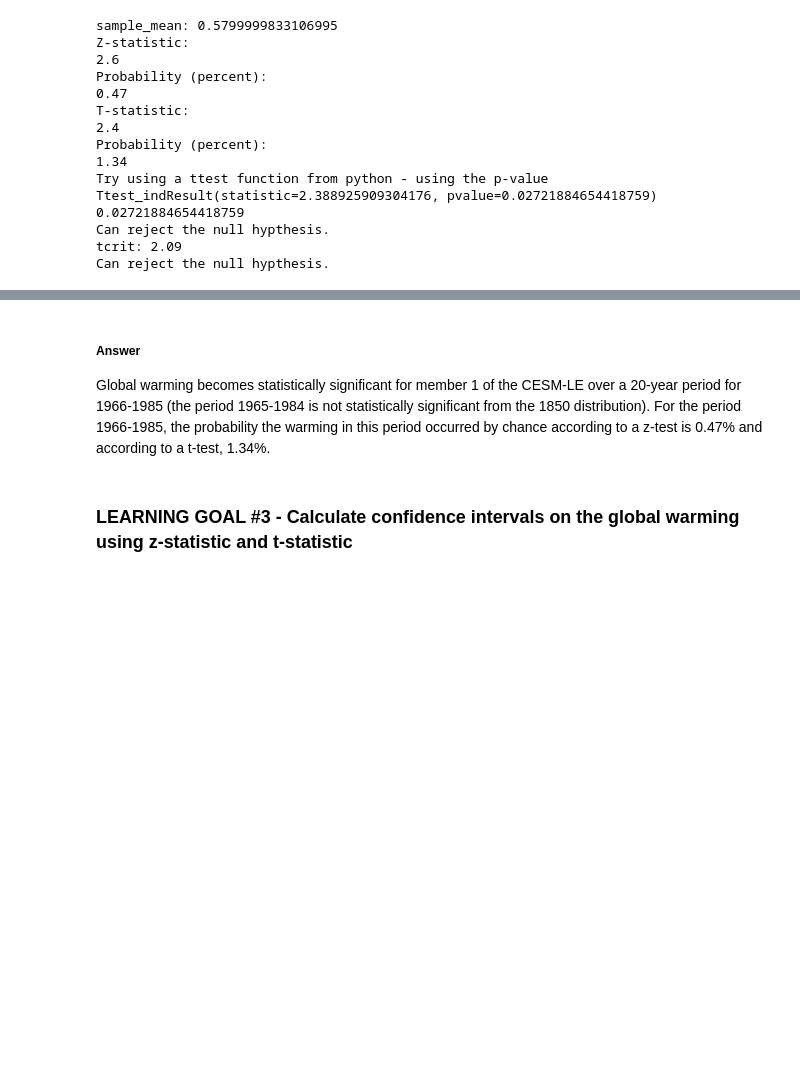
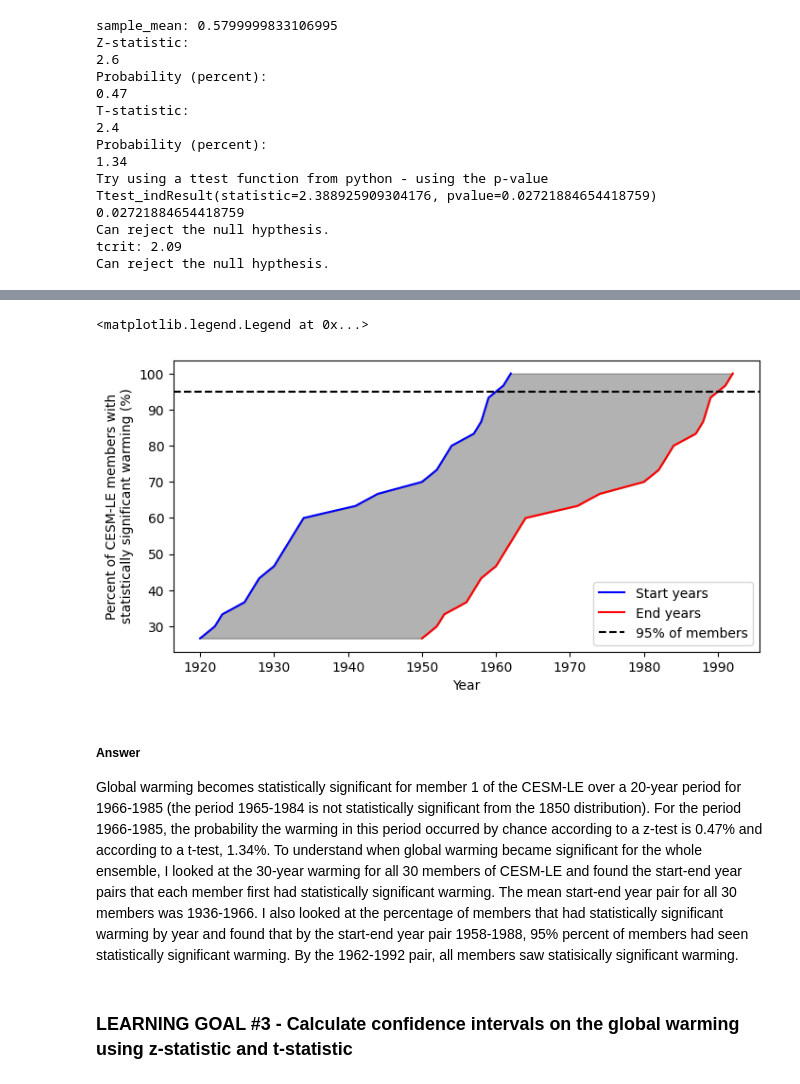
Before and after one commit to GilbertCloud/ATOC5860, a Jupyter notebook: labs/lab1/ATOC5860_applicationslab1_ztest_ttest.ipynb, the cells around one changed output, grey strips where cells are left out. Saved outputs shown, nothing was run; the diff lists cells and outputs as text; code cells hidden in the pictures; blank space fills up the shorter version.

Commit message:
Finished first part of Lab 1

```diff
--- a/labs/lab1/ATOC5860_applicationslab1_ztest_ttest.ipynb
+++ b/labs/lab1/ATOC5860_applicationslab1_ztest_ttest.ipynb
@@ -232,7 +329,26 @@ Can reject the null hypthesis.
+# %%
+fig2, ax2 = plt.subplots(1,1)
+fig2.set_size_inches(8,4)
+# Plot percent of members w/ significant warming by start year
+uniq_styrs, counts = np.unique(startyear_list, return_counts=True)
+uniq_edyrs = np.unique(endyear_list)
+cum_counts = np.cumsum(counts)
+per_w_warming = (cum_counts/30)*100
+
+ax2.fill_betweenx(per_w_warming,uniq_styrs,uniq_edyrs,color='k',alpha=0.3,zorder=1)
+ax2.plot(uniq_styrs,per_w_warming,'b',zorder=2,label='Start years')
+ax2.plot(uniq_edyrs,per_w_warming,'r',zorder=2,label='End years')
+ax2.axhline(95,color='k',ls='--',zorder=3,label='95% of members')
+ax2.set_xlabel('Year')
+ax2.set_ylabel('Percent of CESM-LE members with\nstatistically significant warming (%)')
+ax2.legend()
+# %% [output]
+<matplotlib.legend.Legend at 0x...>
+[figure, added]
 # %% [markdown]
 ##### Answer
 
-Global warming becomes statistically significant for member 1 of the CESM-LE over a 20-year period for 1966-1985 (the period 1965-1984 is not statistically significant from the 1850 distribution). For the period 1966-1985, the probability the warming in this period occurred by chance according to a z-test is 0.47% and according to a t-test, 1.34%.
+Global warming becomes statistically significant for member 1 of the CESM-LE over a 20-year period for 1966-1985 (the period 1965-1984 is not statistically significant from the 1850 distribution). For the period 1966-1985, the probability the warming in this period occurred by chance according to a z-test is 0.47% and according to a t-test, 1.34%. To understand when global warming became significant for the whole ensemble, I looked at the 30-year warming for all 30 members of CESM-LE and found the start-end year pairs that each member first had statistically significant warming. The mean start-end year pair for all 30 members was 1936-1966. I also looked at the percentage of members that had statistically significant warming by year and found that by the start-end year pair 1958-1988, 95% percent of members had seen statistically significant warming. By the 1962-1992 pair, all members saw statisically significant warming.
 # %% [markdown]
 ### LEARNING GOAL #3 - Calculate confidence intervals on the global warming using z-statistic and t-statistic
 # %%
```
Also changed, not shown: parts of 7 cells of this notebook.
